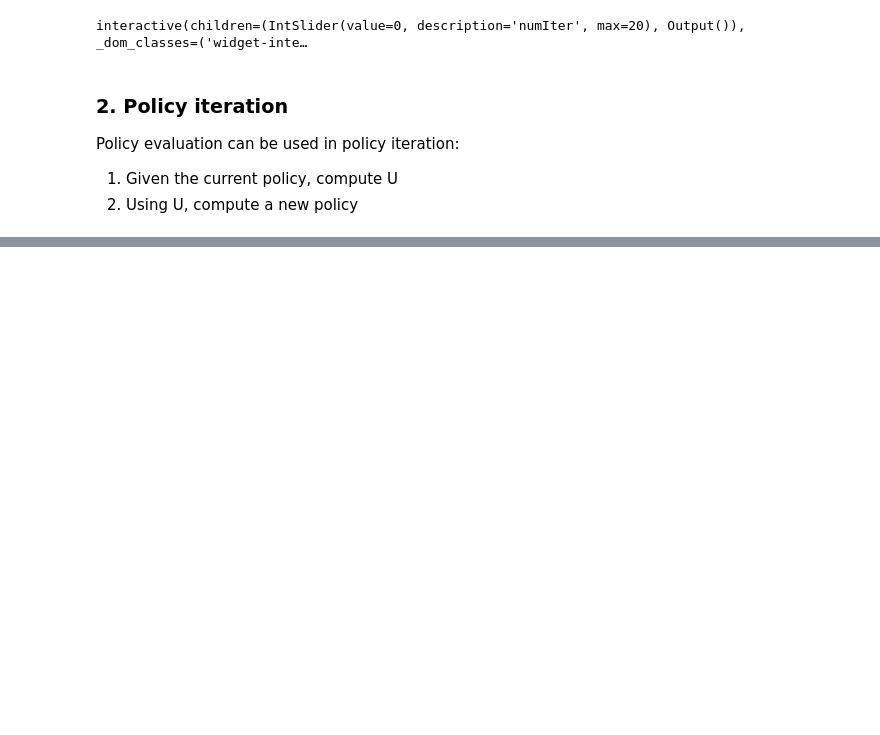
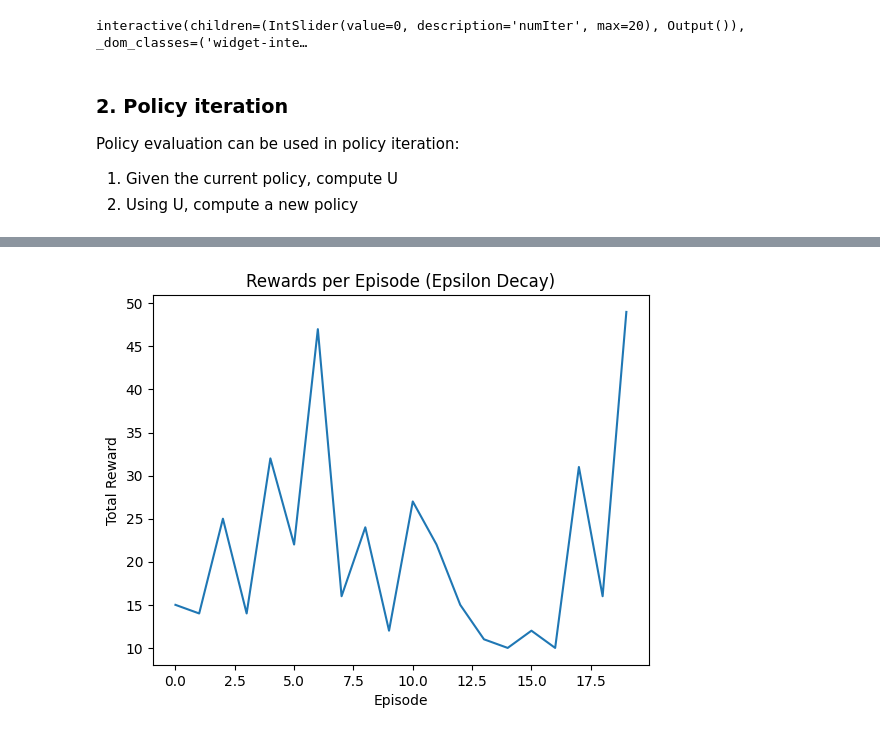
Before and after one commit to IT21388934/DL_LAB08, a Jupyter notebook: Markov_Decision_Process.ipynb, the cells around one changed output, grey strips where cells are left out. Drawn from its saved outputs; the diff is of its cells as text; code cells hidden in the pictures; blank space fills up the shorter version.

```diff
--- a/Markov_Decision_Process.ipynb
+++ b/Markov_Decision_Process.ipynb
@@ -521,0 +453,83 @@ IndexError: too many indices for array: array is 1-dimensional, but 2 were index
+# %%
+import numpy as np
+
+def epsilon_greedy_action_selection(state, epsilon, q_network):
+    if np.random.rand() < epsilon:  # Exploration
+        return np.random.choice(action_space)
+    else:  # Exploitation
+        with torch.no_grad():
+            q_values = q_network(torch.FloatTensor(state))
+        return np.argmax(q_values.numpy())  # Exploitation
+# %%
+import numpy as np
+import matplotlib.pyplot as plt
+import gym
+
+# Initialize the environment
+env = gym.make('CartPole-v1')
+
+# Hyperparameters
+num_episodes = 20
+epsilon = 1.0  # Initial epsilon value for exploration
+epsilon_min = 0.9
+epsilon_decay = 0.995
+gamma = 0.99
+learning_rate = 0.001
+
+# Example: Placeholder Q-network function, replace with actual DQN
+def q_network(state):
+    # Placeholder for the actual neural network predicting Q-values
+    return np.random.random(env.action_space.n)
+
+# Epsilon-greedy action selection
+def epsilon_greedy_action_selection(state, epsilon, q_network):
+    if np.random.rand() < epsilon:
+        return env.action_space.sample()  # Exploration: random action
+    else:
+        q_values = q_network(state)
+        return np.argmax(q_values)  # Exploitation: action with max Q-value
+
+# Placeholder for the DQN update, you will need to implement this
+def update_dqn(state, action, reward, next_state, done):
+    # This function should update the Q-network with new information
+    pass
+
+# Initialize rewards list
+rewards_per_episode = []
+
+# Training loop
+for episode in range(num_episodes):
+    state = env.reset()  # Reset environment at the start of each episode
+    episode_reward = 0
+    done = False
+    while not done:
+        # Select action using epsilon-greedy strategy
+        action = epsilon_greedy_action_selection(state, epsilon, q_network)
+
+        # Perform the action and get the next state, reward, and whether the episode is done
+        next_state, reward, done, _ = env.step(action)
+
+        # Accumulate episode reward
+        episode_reward += reward
+
+        # Update the DQN model
+        update_dqn(state, action, reward, next_state, done)
+
+        # Update current state to next state
+        state = next_state
+
+    # Record the total reward for this episode
+    rewards_per_episode.append(episode_reward)
+
+    # Decay epsilon after each episode to reduce exploration
+    if epsilon > epsilon_min:
+        epsilon *= epsilon_decay
+
+# Plotting performance
+plt.plot(rewards_per_episode)
+plt.xlabel('Episode')
+plt.ylabel('Total Reward')
+plt.title(f'Rewards per Episode (Epsilon Decay)')
+plt.show()
+# %% [output]
+[figure, added]
```
Also changed, not shown: parts of 18 cells of this notebook.
